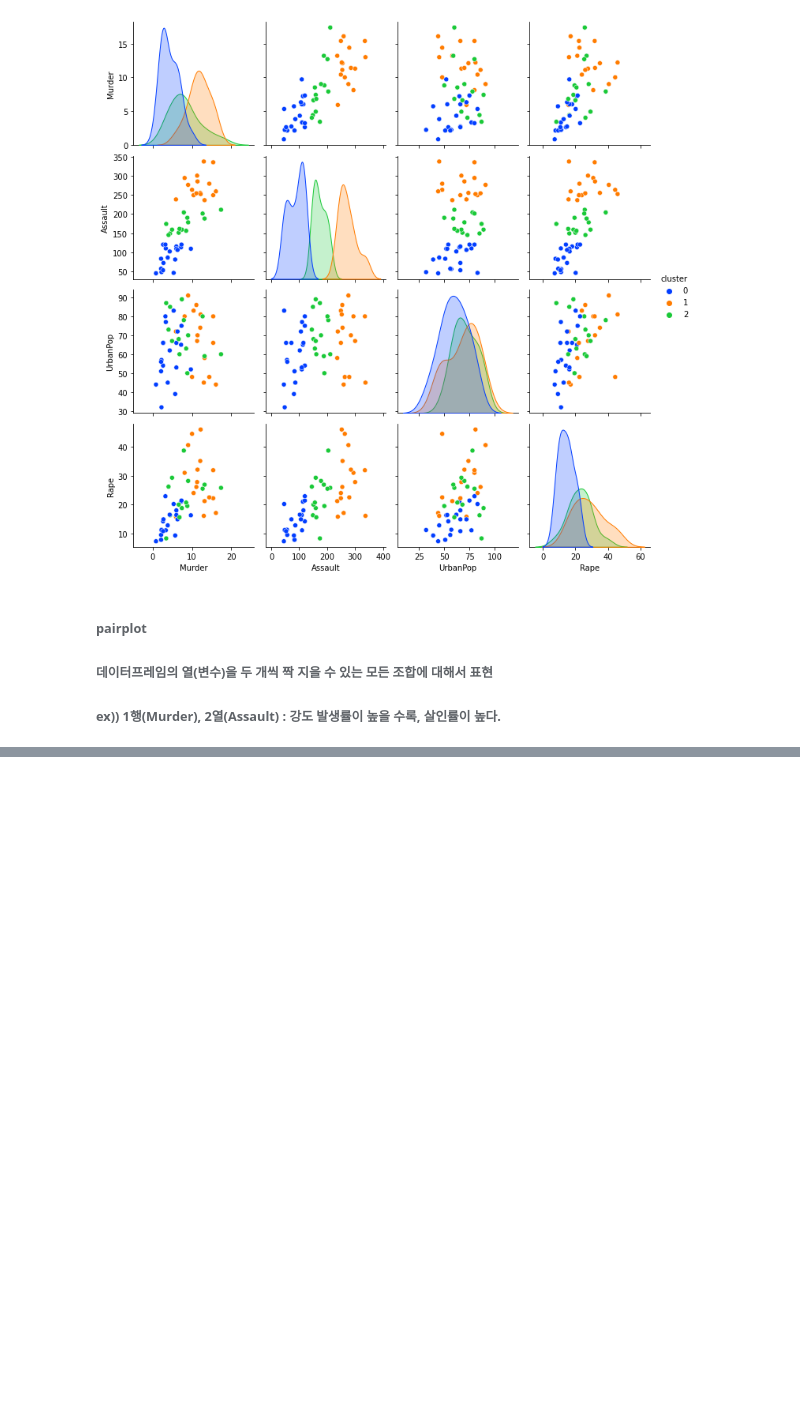
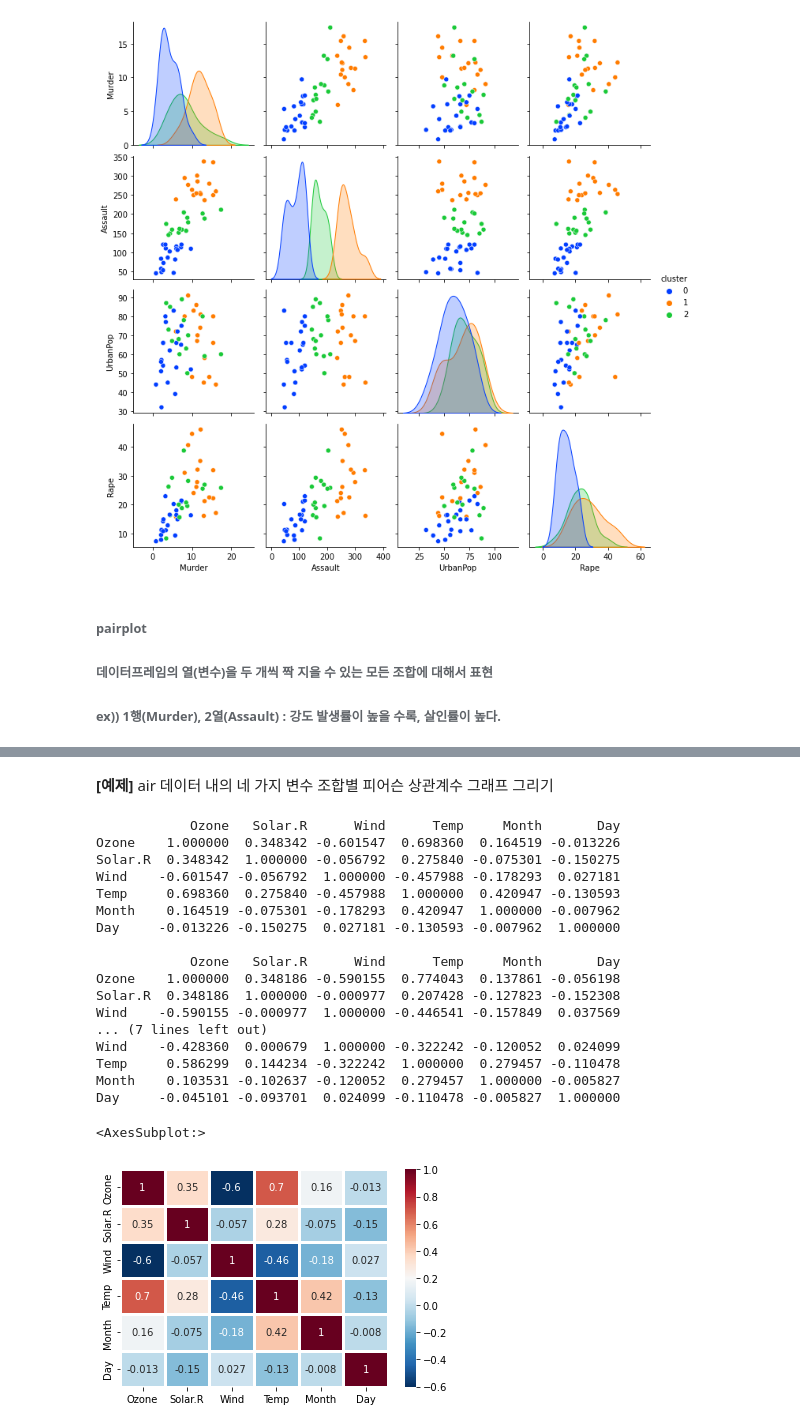
Before and after one commit to blackbutterfly0852/ADP_PRACTICE, a Jupyter notebook: 221017_시각화.ipynb, the cells around one changed output, grey strips where cells are left out. Drawn from its saved outputs; the diff is of its cells as text; code cells hidden in the pictures; blank space fills up the shorter version.

```diff
--- a/221017_시각화.ipynb
+++ b/221017_시각화.ipynb
@@ -184,0 +292,40 @@ plt.show()
+# %% [markdown]
+__[예제]__
+air 데이터 내의 네 가지 변수 조합별 피어슨 상관계수 그래프 그리기
+# %%
+import pandas as pd
+import matplotlib.pyplot as plt
+import seaborn as sns
+
+df = pd.read_csv('data/airquality.csv')
+df_p = df.corr(method = 'pearson')
+df_s = df.corr(method = 'spearman')
+df_k = df.corr(method = 'kendall')
+
+print(df.corr(method = 'pearson'), '\n')
+print(df.corr(method = 'spearman'), '\n')
+print(df.corr(method = 'kendall'), '\n')
+
+# fig, axs = plt.subplots(1,2,figsize=(12,10))
+sns.heatmap(df_p, xticklabels = df_p.columns, yticklabels = df_p.columns, cmap= 'RdBu_r', annot = True, linewidth = 3)
+# annot=True : 상관계수 텍스트로 보이게 해줌
+# %% [output]
+            Ozone   Solar.R      Wind      Temp     Month       Day
+Ozone    1.000000  0.348342 -0.601547  0.698360  0.164519 -0.013226
+Solar.R  0.348342  1.000000 -0.056792  0.275840 -0.075301 -0.150275
+Wind    -0.601547 -0.056792  1.000000 -0.457988 -0.178293  0.027181
+Temp     0.698360  0.275840 -0.457988  1.000000  0.420947 -0.130593
+Month    0.164519 -0.075301 -0.178293  0.420947  1.000000 -0.007962
+Day     -0.013226 -0.150275  0.027181 -0.130593 -0.007962  1.000000
+
+            Ozone   Solar.R      Wind      Temp     Month       Day
+Ozone    1.000000  0.348186 -0.590155  0.774043  0.137861 -0.056198
+Solar.R  0.348186  1.000000 -0.000977  0.207428 -0.127823 -0.152308
+Wind    -0.590155 -0.000977  1.000000 -0.446541 -0.157849  0.037569
+... (7 lines left out)
+Wind    -0.428360  0.000679  1.000000 -0.322242 -0.120052  0.024099
+Temp     0.586299  0.144234 -0.322242  1.000000  0.279457 -0.110478
+Month    0.103531 -0.102637 -0.120052  0.279457  1.000000 -0.005827
+Day     -0.045101 -0.093701  0.024099 -0.110478 -0.005827  1.000000
+<AxesSubplot:>
+[figure, added]
```
Also changed, not shown: parts of 18 cells of this notebook.
